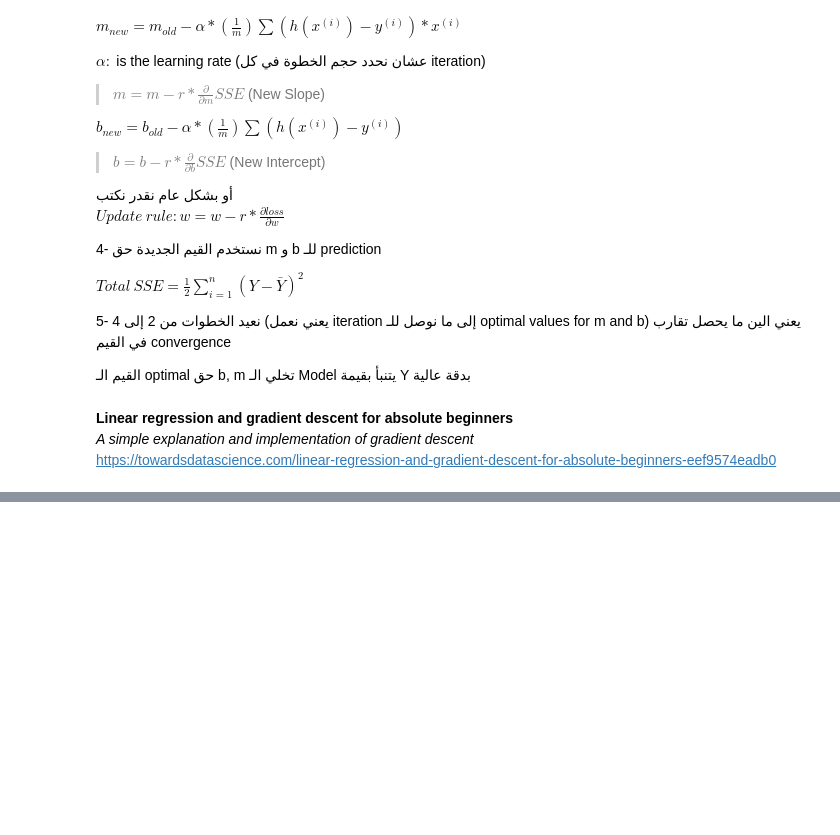
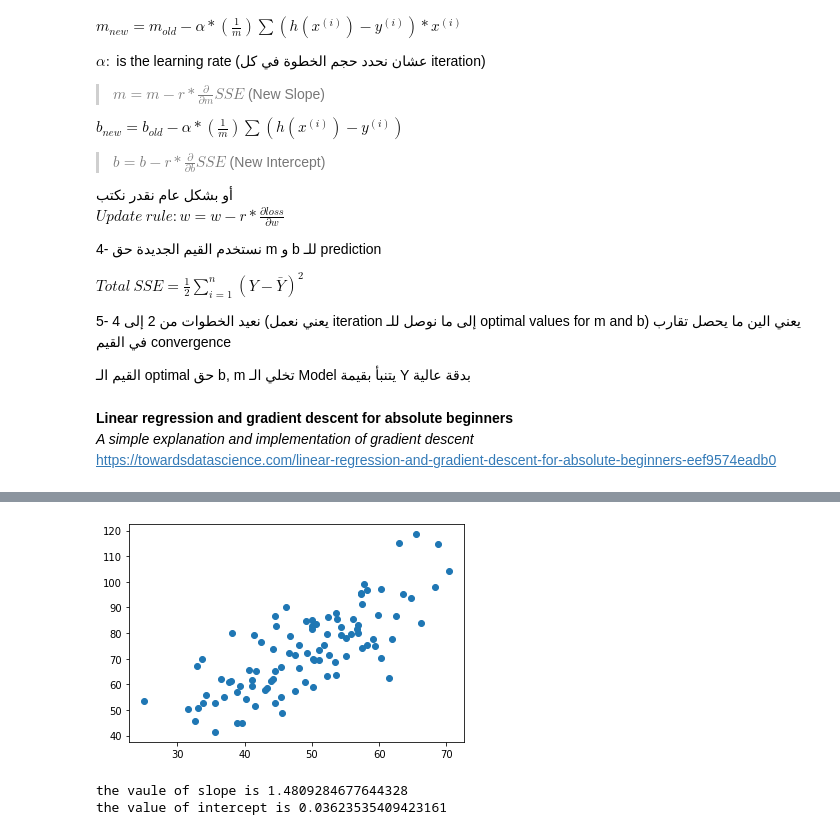
Before and after one commit to JBadawood/Machine_Learning, a Jupyter notebook: Linear_Regression/Linear_Regression.ipynb, the cells around one changed output, grey strips where cells are left out. Cells and saved outputs as stored; diff of their text form; code cells hidden in the pictures; blank space fills up the shorter version.

Commit message:
Simple Linear regression and gradient descent

```diff
--- a/Linear_Regression/Linear_Regression.ipynb
+++ b/Linear_Regression/Linear_Regression.ipynb
@@ -939,0 +1016,3 @@ https://towardsdatascience.com/linear-regression-using-gradient-descent-97a6c870
+# %%
+# Import data from csv file
+data = pd.read_csv("/content/drive/MyDrive/iMLND/Regression Model/GradientDescent.csv")
@@ -939,0 +1028,9 @@ https://towardsdatascience.com/linear-regression-using-gradient-descent-97a6c870
+# %%
+# Define the variables
+X = data.iloc[:,0]
+Y = data.iloc[:,1]
+# %%
+# Plotting scatter for the two variables
+plt.scatter(X,Y);
+# %% [output]
+[figure, added]
@@ -939,0 +1055,6 @@ https://towardsdatascience.com/linear-regression-using-gradient-descent-97a6c870
+# %%
+# Print the optimum value of m and c
+print(f"the vaule of slope is {m}\nthe value of intercept is {c}")
+# %% [output]
+the vaule of slope is 1.4809284677644328
+the value of intercept is 0.03623535409423161
```
Also changed, not shown: parts of 31 cells of this notebook.
